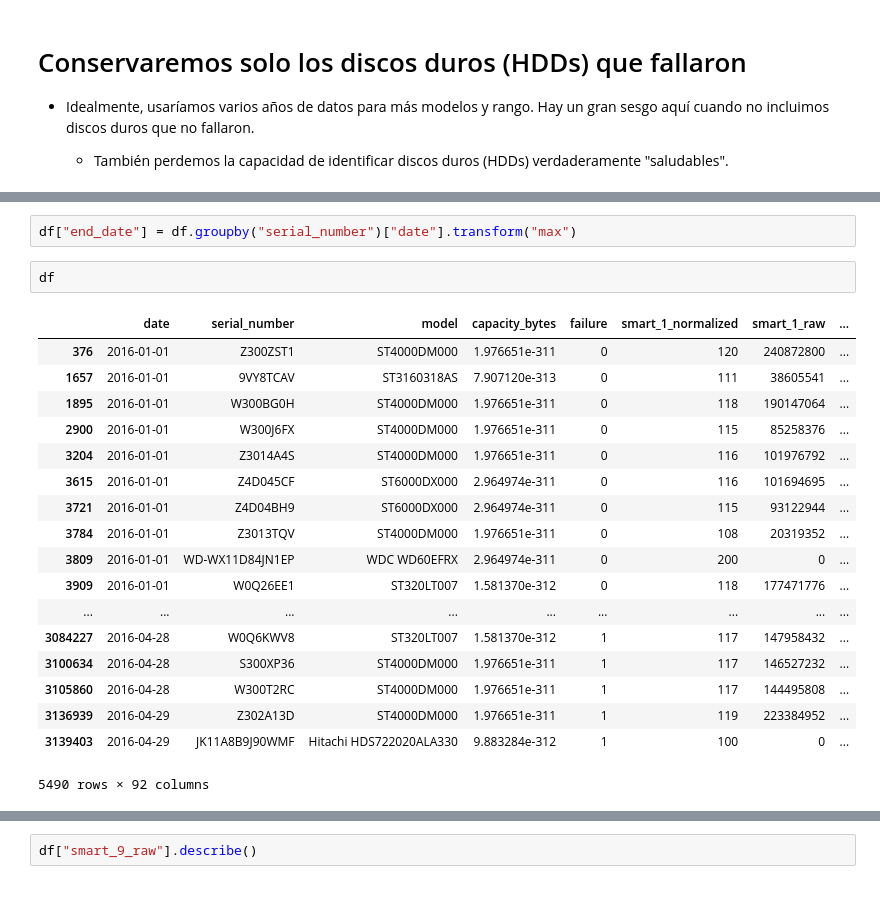
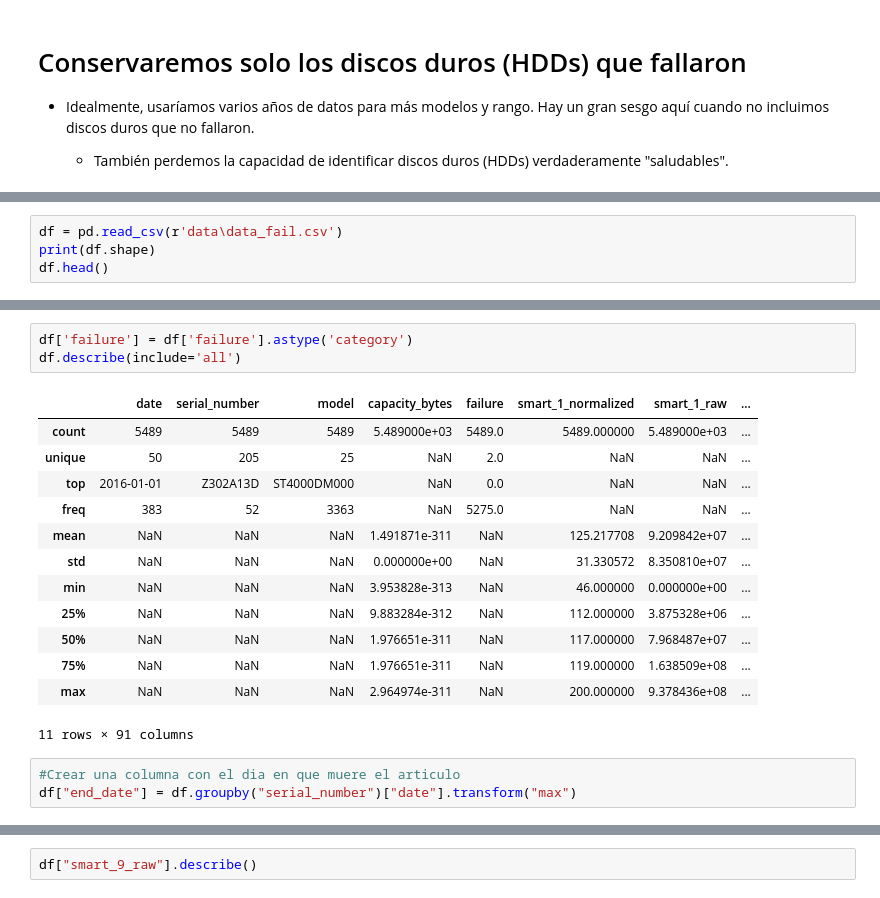
Before and after one commit to MIIIO2020/Prueba_2_AP, a Jupyter notebook: Python/Filtrado_profe.ipynb, the cells around one changed output, grey strips where cells are left out. Drawn from its saved outputs; the diff is of its cells as text.

```diff
--- a/Python/Filtrado_profe.ipynb
+++ b/Python/Filtrado_profe.ipynb
@@ -56,0 +111,4 @@ df.shape
+# %%
+df = pd.read_csv(r'data\data_fail.csv')
+print(df.shape)
+df.head()
@@ -57,23 +124,20 @@ df.shape
+# %%
+df['failure'] = df['failure'].astype('category')
+df.describe(include='all')
+# %% [output]
+|  | date | serial_number | model | capacity_bytes | failure | smart_1_normalized | smart_1_raw | ... |
+| count | 5489 | 5489 | 5489 | 5.489000e+03 | 5489.0 | 5489.000000 | 5.489000e+03 | ... |
+| unique | 50 | 205 | 25 | NaN | 2.0 | NaN | NaN | ... |
+| top | 2016-01-01 | Z302A13D | ST4000DM000 | NaN | 0.0 | NaN | NaN | ... |
+| freq | 383 | 52 | 3363 | NaN | 5275.0 | NaN | NaN | ... |
+| mean | NaN | NaN | NaN | 1.491871e-311 | NaN | 125.217708 | 9.209842e+07 | ... |
+| std | NaN | NaN | NaN | 0.000000e+00 | NaN | 31.330572 | 8.350810e+07 | ... |
+| min | NaN | NaN | NaN | 3.953828e-313 | NaN | 46.000000 | 0.000000e+00 | ... |
+| 25% | NaN | NaN | NaN | 9.883284e-312 | NaN | 112.000000 | 3.875328e+06 | ... |
+| 50% | NaN | NaN | NaN | 1.976651e-311 | NaN | 117.000000 | 7.968487e+07 | ... |
+| 75% | NaN | NaN | NaN | 1.976651e-311 | NaN | 119.000000 | 1.638509e+08 | ... |
+| max | NaN | NaN | NaN | 2.964974e-311 | NaN | 200.000000 | 9.378436e+08 | ... |
+11 rows × 91 columns
 # %%
+#Crear una columna con el dia en que muere el articulo
 df["end_date"] = df.groupby("serial_number")["date"].transform("max")
-# %%
-df
-# %% [output]
-|  | date | serial_number | model | capacity_bytes | failure | smart_1_normalized | smart_1_raw | ... |
-| 376 | 2016-01-01 | Z300ZST1 | ST4000DM000 | 1.976651e-311 | 0 | 120 | 240872800 | ... |
-| 1657 | 2016-01-01 | 9VY8TCAV | ST3160318AS | 7.907120e-313 | 0 | 111 | 38605541 | ... |
-| 1895 | 2016-01-01 | W300BG0H | ST4000DM000 | 1.976651e-311 | 0 | 118 | 190147064 | ... |
-| 2900 | 2016-01-01 | W300J6FX | ST4000DM000 | 1.976651e-311 | 0 | 115 | 85258376 | ... |
-| 3204 | 2016-01-01 | Z3014A4S | ST4000DM000 | 1.976651e-311 | 0 | 116 | 101976792 | ... |
-| 3615 | 2016-01-01 | Z4D045CF | ST6000DX000 | 2.964974e-311 | 0 | 116 | 101694695 | ... |
-| 3721 | 2016-01-01 | Z4D04BH9 | ST6000DX000 | 2.964974e-311 | 0 | 115 | 93122944 | ... |
-| 3784 | 2016-01-01 | Z3013TQV | ST4000DM000 | 1.976651e-311 | 0 | 108 | 20319352 | ... |
-| 3809 | 2016-01-01 | WD-WX11D84JN1EP | WDC WD60EFRX | 2.964974e-311 | 0 | 200 | 0 | ... |
-| 3909 | 2016-01-01 | W0Q26EE1 | ST320LT007 | 1.581370e-312 | 0 | 118 | 177471776 | ... |
-| ... | ... | ... | ... | ... | ... | ... | ... | ... |
-| 3084227 | 2016-04-28 | W0Q6KWV8 | ST320LT007 | 1.581370e-312 | 1 | 117 | 147958432 | ... |
-| 3100634 | 2016-04-28 | S300XP36 | ST4000DM000 | 1.976651e-311 | 1 | 117 | 146527232 | ... |
-| 3105860 | 2016-04-28 | W300T2RC | ST4000DM000 | 1.976651e-311 | 1 | 117 | 144495808 | ... |
-| 3136939 | 2016-04-29 | Z302A13D | ST4000DM000 | 1.976651e-311 | 1 | 119 | 223384952 | ... |
-| 3139403 | 2016-04-29 | JK11A8B9J90WMF | Hitachi HDS722020ALA330 | 9.883284e-312 | 1 | 100 | 0 | ... |
-5490 rows × 92 columns
```
Also changed, not shown: parts of 20 cells of this notebook, 2 other files.
